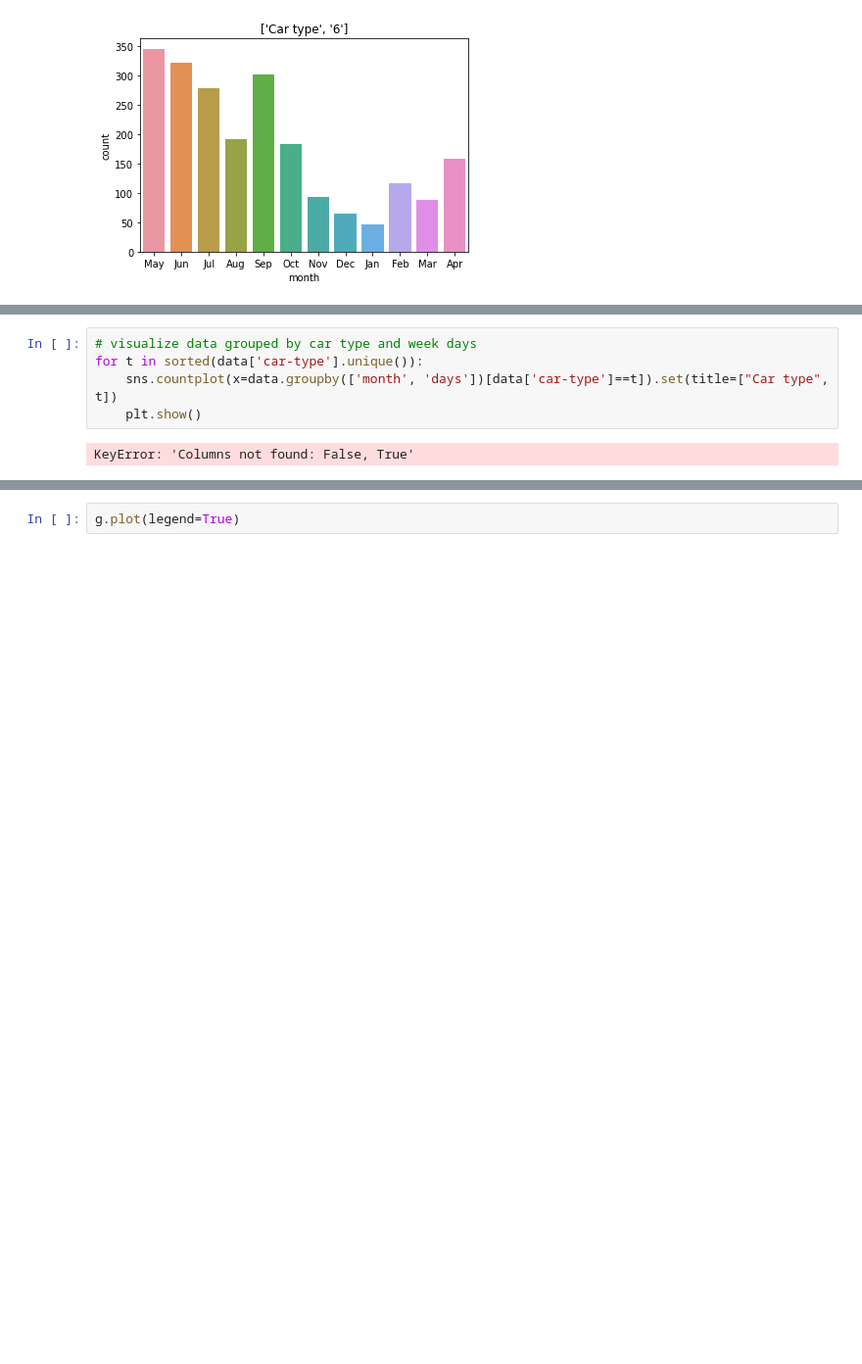
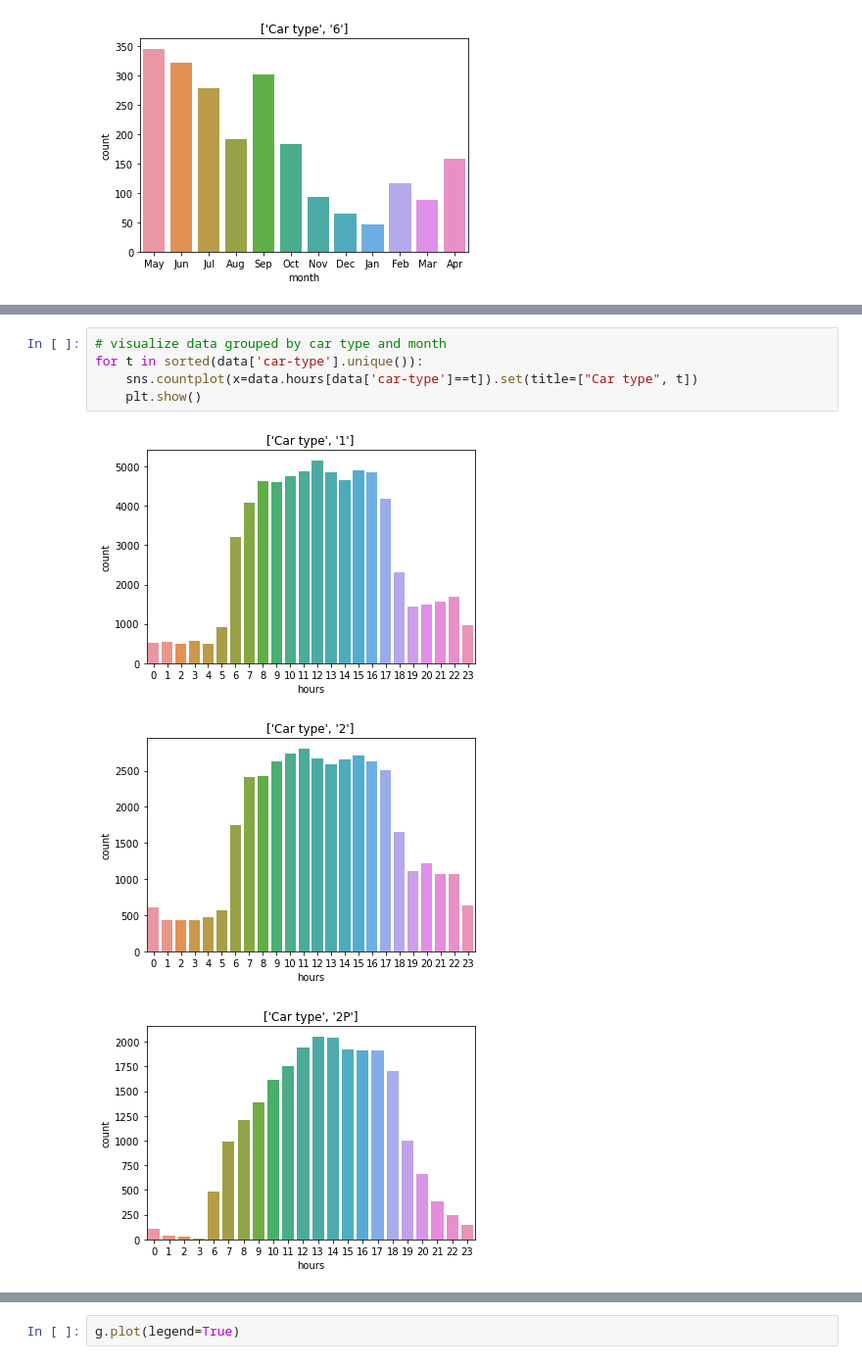
Before and after one commit to dollberk/Patterns_of_Life_Capstone, a Jupyter notebook: Capstone_Final.ipynb, the cells around one changed output, grey strips where cells are left out. Shown at 98% size. Saved outputs shown, nothing was run; the diff lists cells and outputs as text; blank space fills up the shorter version.

```diff
--- a/Capstone_Final.ipynb
+++ b/Capstone_Final.ipynb
@@ -458,7 +459,9 @@ data.head()
 # %%
-# visualize data grouped by car type and week days
+# visualize data grouped by car type and month
 for t in sorted(data['car-type'].unique()):
-    sns.countplot(x=data.groupby(['month', 'days'])[data['car-type']==t]).set(title=["Car type", t])
+    sns.countplot(x=data.hours[data['car-type']==t]).set(title=["Car type", t])
     plt.show()
 # %% [output]
-KeyError: 'Columns not found: False, True'
+[figure, added]
+[figure, added]
+[figure, added]
```
Also changed, not shown: parts of 12 cells of this notebook.
